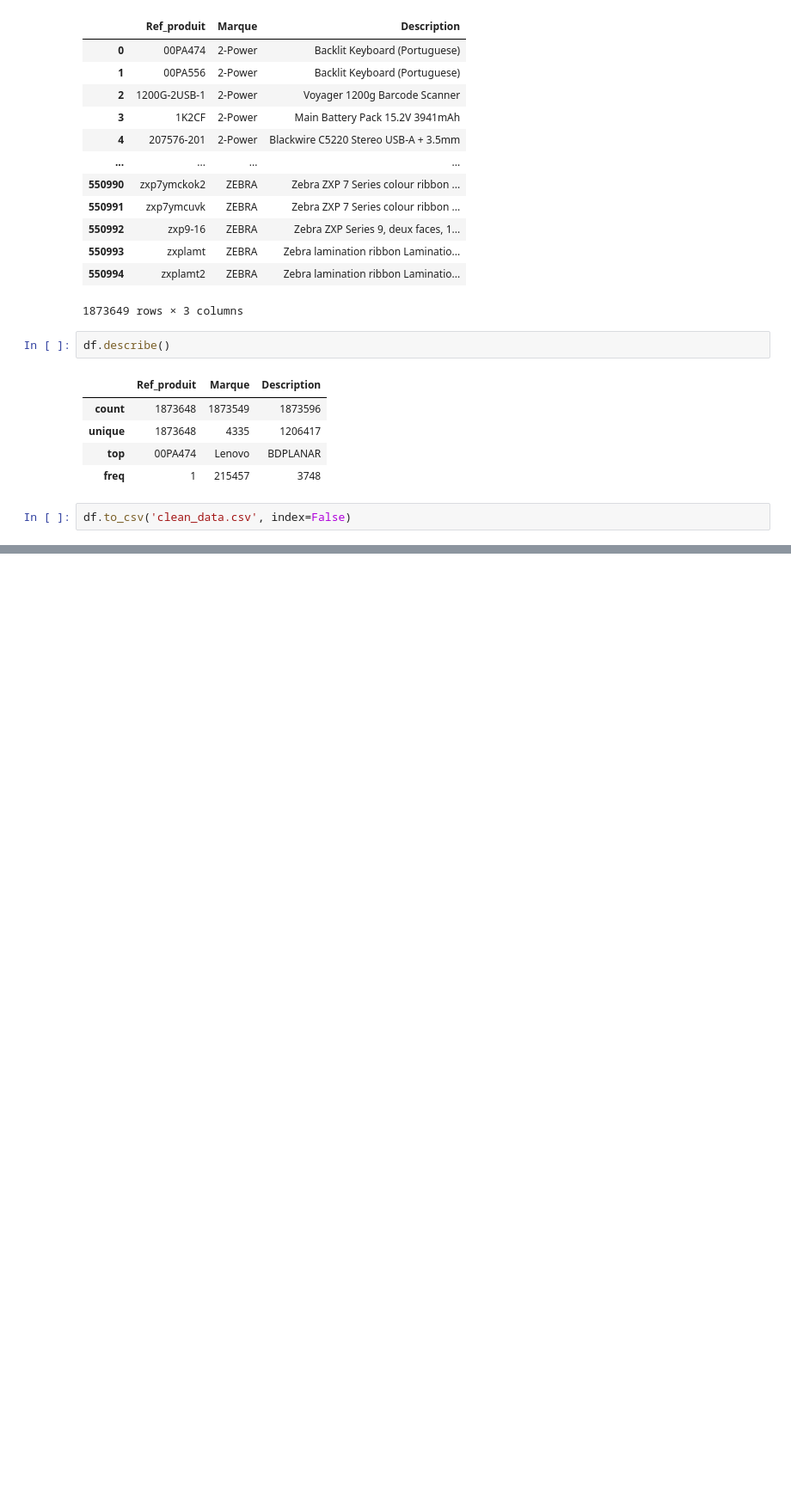
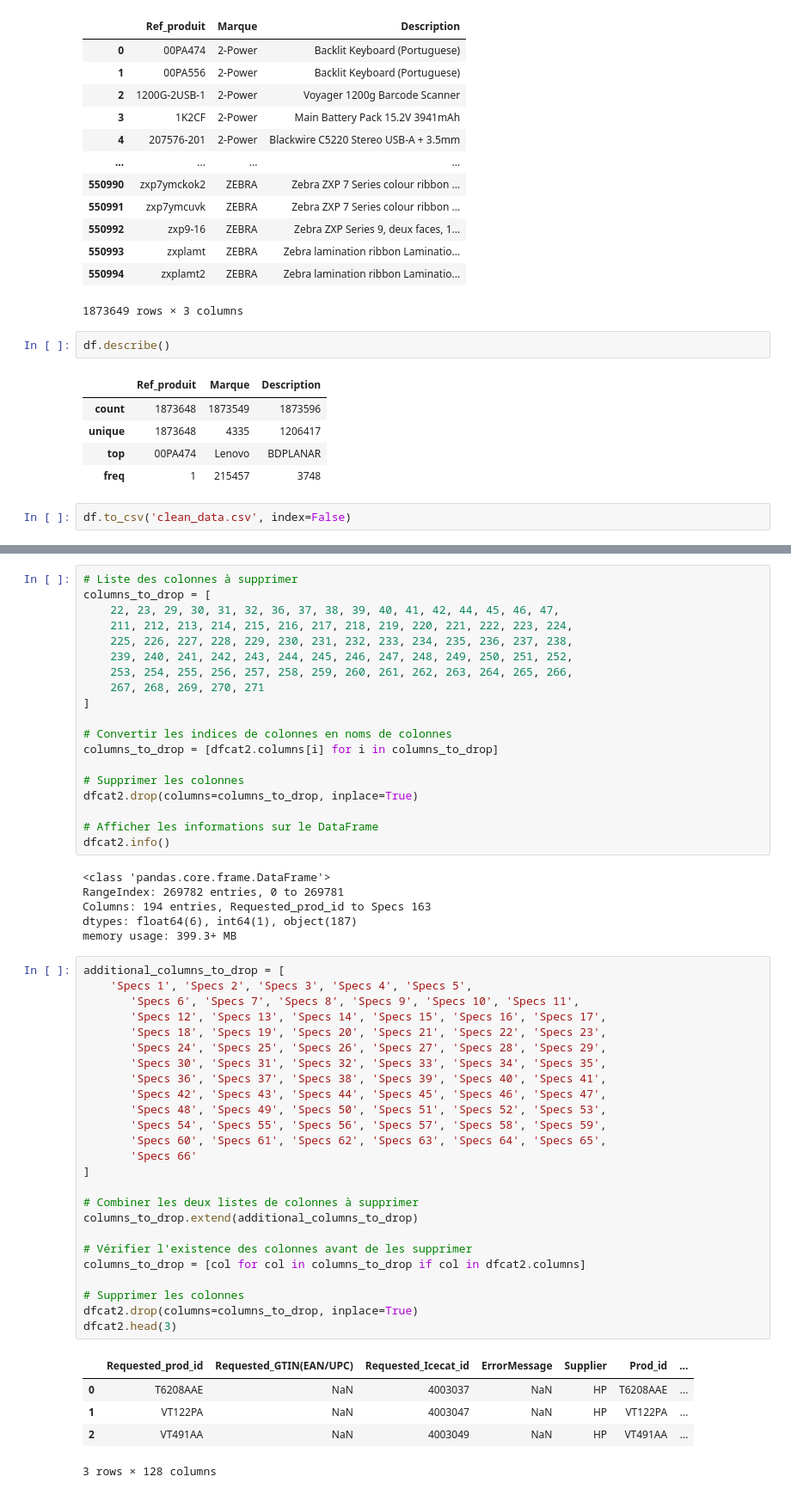
Before and after one commit to IruhDegSet/stage_projet, a Jupyter notebook: data-preprocessing.ipynb, the cells around one changed output, grey strips where cells are left out. Shown at 86% size. Saved outputs shown, nothing was run; the diff lists cells and outputs as text; blank space fills up the shorter version.

Commit message:
Kaggle Notebook | data_preprocessing | Version 20

```diff
--- a/data-preprocessing.ipynb
+++ b/data-preprocessing.ipynb
@@ -1486,0 +1493,56 @@ df.to_csv('clean_data.csv', index=False)
+# %%
+# Liste des colonnes à supprimer
+columns_to_drop = [
+    22, 23, 29, 30, 31, 32, 36, 37, 38, 39, 40, 41, 42, 44, 45, 46, 47,
+    211, 212, 213, 214, 215, 216, 217, 218, 219, 220, 221, 222, 223, 224,
+    225, 226, 227, 228, 229, 230, 231, 232, 233, 234, 235, 236, 237, 238,
+    239, 240, 241, 242, 243, 244, 245, 246, 247, 248, 249, 250, 251, 252,
+    253, 254, 255, 256, 257, 258, 259, 260, 261, 262, 263, 264, 265, 266,
+    267, 268, 269, 270, 271
+]
+
+# Convertir les indices de colonnes en noms de colonnes
+columns_to_drop = [dfcat2.columns[i] for i in columns_to_drop]
+
+# Supprimer les colonnes
+dfcat2.drop(columns=columns_to_drop, inplace=True)
+
+# Afficher les informations sur le DataFrame
+dfcat2.info()
+# %% [output]
+<class 'pandas.core.frame.DataFrame'>
+RangeIndex: 269782 entries, 0 to 269781
+Columns: 194 entries, Requested_prod_id to Specs 163
+dtypes: float64(6), int64(1), object(187)
+memory usage: 399.3+ MB
+# %%
+additional_columns_to_drop = [
+    'Specs 1', 'Specs 2', 'Specs 3', 'Specs 4', 'Specs 5',
+       'Specs 6', 'Specs 7', 'Specs 8', 'Specs 9', 'Specs 10', 'Specs 11',
+       'Specs 12', 'Specs 13', 'Specs 14', 'Specs 15', 'Specs 16', 'Specs 17',
+       'Specs 18', 'Specs 19', 'Specs 20', 'Specs 21', 'Specs 22', 'Specs 23',
+       'Specs 24', 'Specs 25', 'Specs 26', 'Specs 27', 'Specs 28', 'Specs 29',
+       'Specs 30', 'Specs 31', 'Specs 32', 'Specs 33', 'Specs 34', 'Specs 35',
+       'Specs 36', 'Specs 37', 'Specs 38', 'Specs 39', 'Specs 40', 'Specs 41',
+       'Specs 42', 'Specs 43', 'Specs 44', 'Specs 45', 'Specs 46', 'Specs 47',
+       'Specs 48', 'Specs 49', 'Specs 50', 'Specs 51', 'Specs 52', 'Specs 53',
+       'Specs 54', 'Specs 55', 'Specs 56', 'Specs 57', 'Specs 58', 'Specs 59',
+       'Specs 60', 'Specs 61', 'Specs 62', 'Specs 63', 'Specs 64', 'Specs 65',
+       'Specs 66'
+]
+
+# Combiner les deux listes de colonnes à supprimer
+columns_to_drop.extend(additional_columns_to_drop)
+
+# Vérifier l'existence des colonnes avant de les supprimer
+columns_to_drop = [col for col in columns_to_drop if col in dfcat2.columns]
+
+# Supprimer les colonnes
+dfcat2.drop(columns=columns_to_drop, inplace=True)
+dfcat2.head(3)
+# %% [output]
+|  | Requested_prod_id | Requested_GTIN(EAN/UPC) | Requested_Icecat_id | ErrorMessage | Supplier | Prod_id | ... |
+| 0 | T6208AAE | NaN | 4003037 | NaN | HP | T6208AAE | ... |
+| 1 | VT122PA | NaN | 4003047 | NaN | HP | VT122PA | ... |
+| 2 | VT491AA | NaN | 4003049 | NaN | HP | VT491AA | ... |
+3 rows × 128 columns
```
Also changed, not shown: parts of 9 cells of this notebook.
